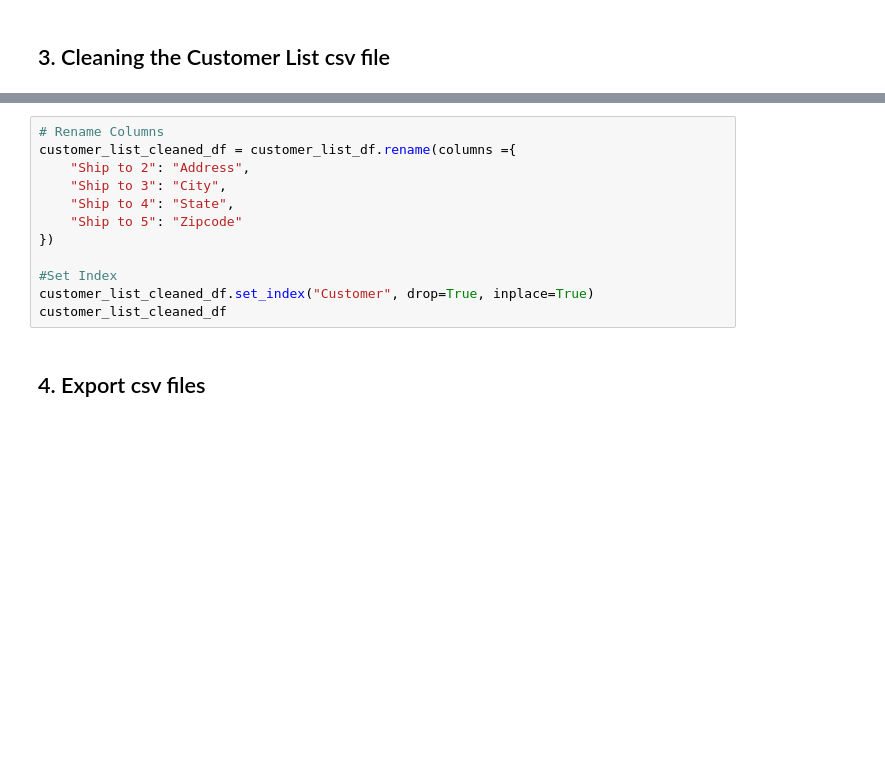
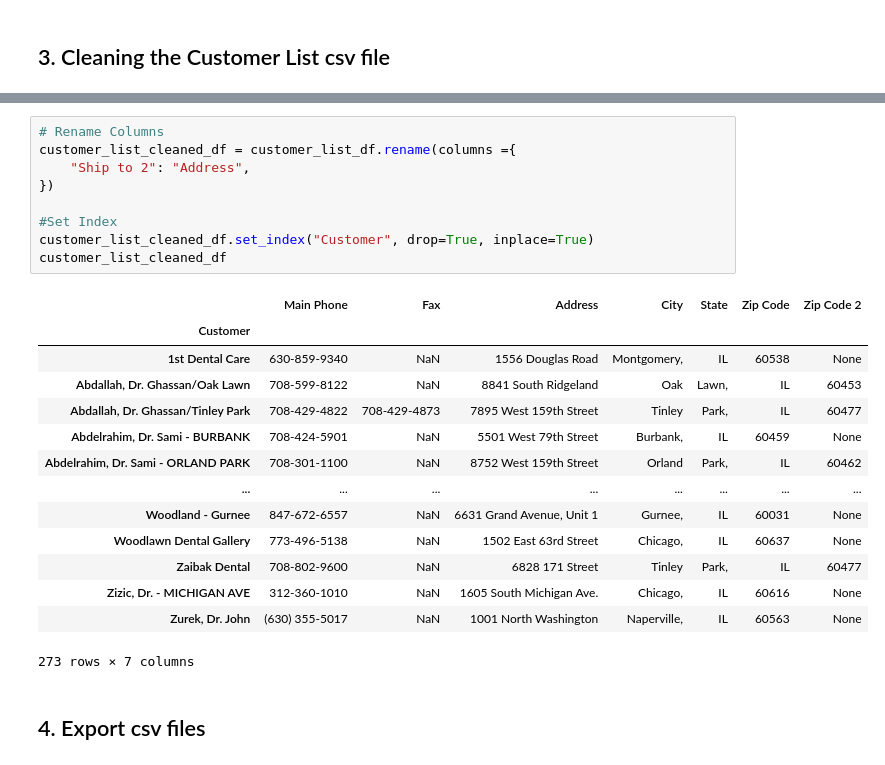
Before and after one commit to szig97/world-lab-chicago, a Jupyter notebook: data_cleaning.ipynb, the cells around one changed output, grey strips where cells are left out. Saved outputs shown, nothing was run; the diff lists cells and outputs as text; blank space fills up the shorter version.

```diff
--- a/data_cleaning.ipynb
+++ b/data_cleaning.ipynb
@@ -48,15 +170,27 @@ customer_list_df
 # %%
 # Rename Columns
 customer_list_cleaned_df = customer_list_df.rename(columns ={
     "Ship to 2": "Address",
-    "Ship to 3": "City",
-    "Ship to 4": "State",
-    "Ship to 5": "Zipcode"
 })
 
 #Set Index
 customer_list_cleaned_df.set_index("Customer", drop=True, inplace=True)
 customer_list_cleaned_df
+# %% [output]
+|  | Main Phone | Fax | Address | City | State | Zip Code | Zip Code 2 |
+| Customer |  |  |  |  |  |  |  |
+| 1st Dental Care | 630-859-9340 | NaN | 1556 Douglas Road | Montgomery, | IL | 60538 | None |
+| Abdallah, Dr. Ghassan/Oak Lawn | 708-599-8122 | NaN | 8841 South Ridgeland | Oak | Lawn, | IL | 60453 |
+| Abdallah, Dr. Ghassan/Tinley Park | 708-429-4822 | 708-429-4873 | 7895 West 159th Street | Tinley | Park, | IL | 60477 |
+| Abdelrahim, Dr. Sami - BURBANK | 708-424-5901 | NaN | 5501 West 79th Street | Burbank, | IL | 60459 | None |
+| Abdelrahim, Dr. Sami - ORLAND PARK | 708-301-1100 | NaN | 8752 West 159th Street | Orland | Park, | IL | 60462 |
+| ... | ... | ... | ... | ... | ... | ... | ... |
+| Woodland - Gurnee | 847-672-6557 | NaN | 6631 Grand Avenue, Unit 1 | Gurnee, | IL | 60031 | None |
+| Woodlawn Dental Gallery | 773-496-5138 | NaN | 1502 East 63rd Street | Chicago, | IL | 60637 | None |
+| Zaibak Dental | 708-802-9600 | NaN | 6828 171 Street | Tinley | Park, | IL | 60477 |
+| Zizic, Dr. - MICHIGAN AVE | 312-360-1010 | NaN | 1605 South Michigan Ave. | Chicago, | IL | 60616 | None |
+| Zurek, Dr. John | (630) 355-5017 | NaN | 1001 North Washington | Naperville, | IL | 60563 | None |
+273 rows × 7 columns
 # %% [markdown]
 ## 4. Export csv files
 # %%
```
Also changed, not shown: parts of 8 cells of this notebook, 2 other files.
